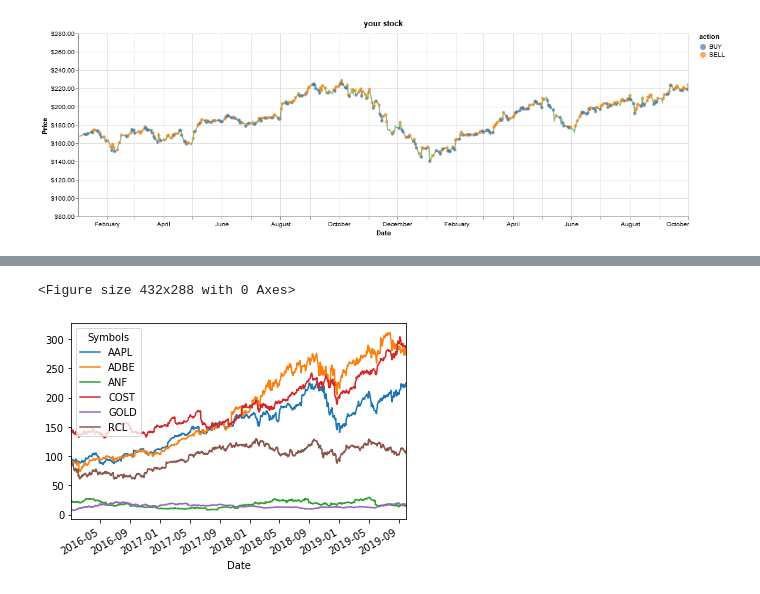
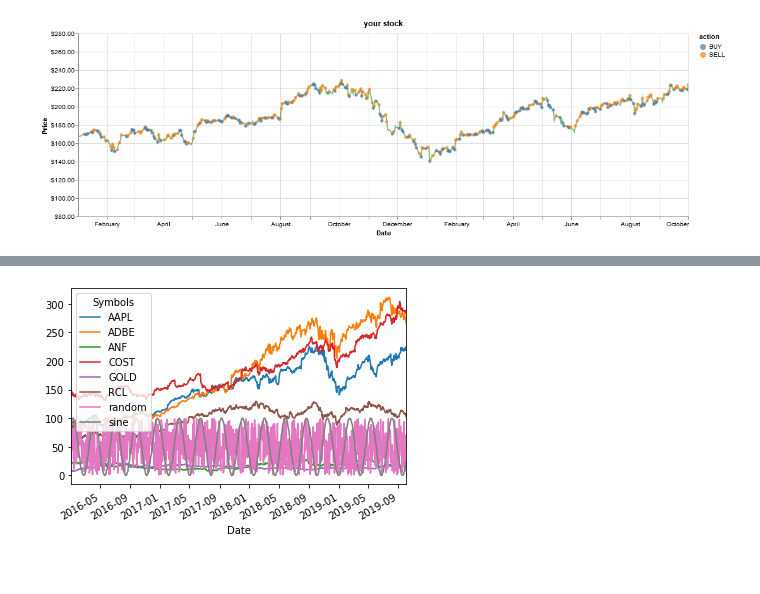
Before and after one commit to Pizajolo/finance-bot, a Jupyter notebook: test-reinforcement/visualize.ipynb, the cells around one changed output, grey strips where cells are left out. Cells and saved outputs as stored; diff of their text form; code cells hidden in the pictures.

```diff
--- a/test-reinforcement/visualize.ipynb
+++ b/test-reinforcement/visualize.ipynb
@@ -262,12 +264,19 @@ end_test = datetime.datetime.now()
 df_test = web.DataReader(['ADBE', 'AAPL', 'RCL', 'COST', 'ANF', 'GOLD'],'yahoo',
                                start=start_test,
                                end=end_test)['Adj Close']
+
+#Add random column for testing
+df_test['random']=np.random.randint(1,100,df_test.shape[0])
+df_test['sine']=50+50*np.sin(np.linspace(1,100,df_test.shape[0]))
+
+# define second data input
 df2_test = web.DataReader('GOLD','yahoo',
                                start=start_test, end=end_test)
 
 # Convert df2_test to list
 df2_test_list = list(df2_test['Adj Close'])
 
+
 plt.figure();
 df_test.plot();
 # %% [output]
@@ -292,2 +284 @@ I1001 22:01:42.632310 20704 connectionpool.py:393] https://finance.yahoo.com:443
-<Figure size 432x288 with 0 Axes>
-[figure, old version]
+[figure, new version]
```
Also changed, not shown: parts of 10 cells of this notebook, 1 other file.
